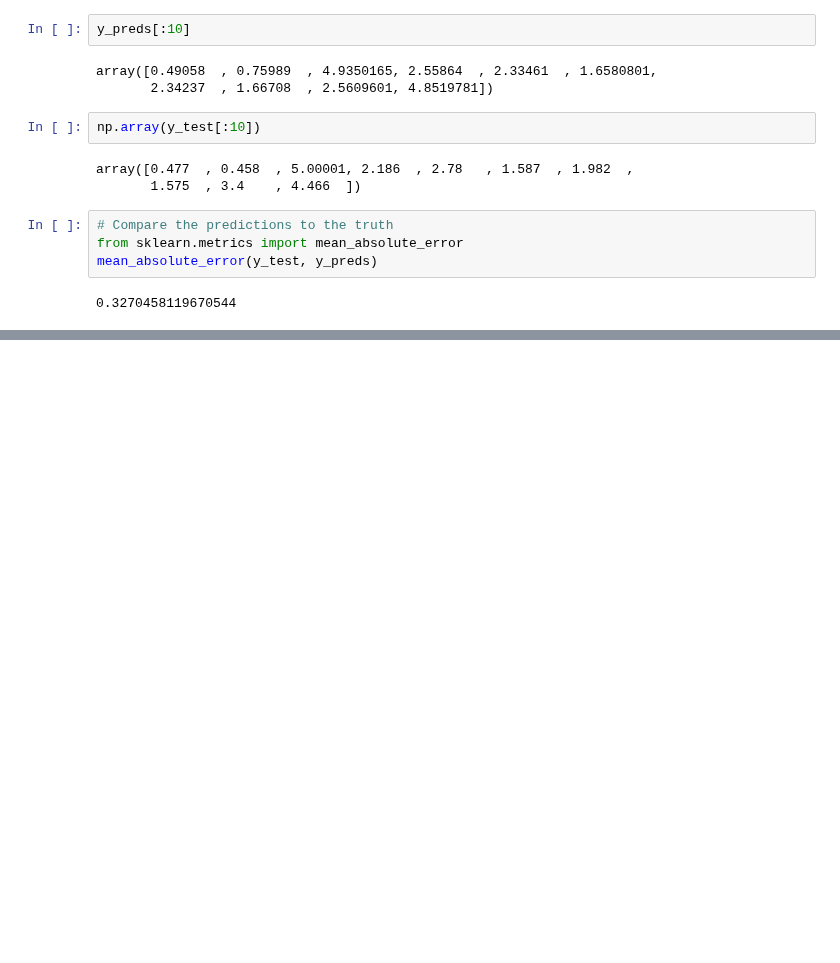
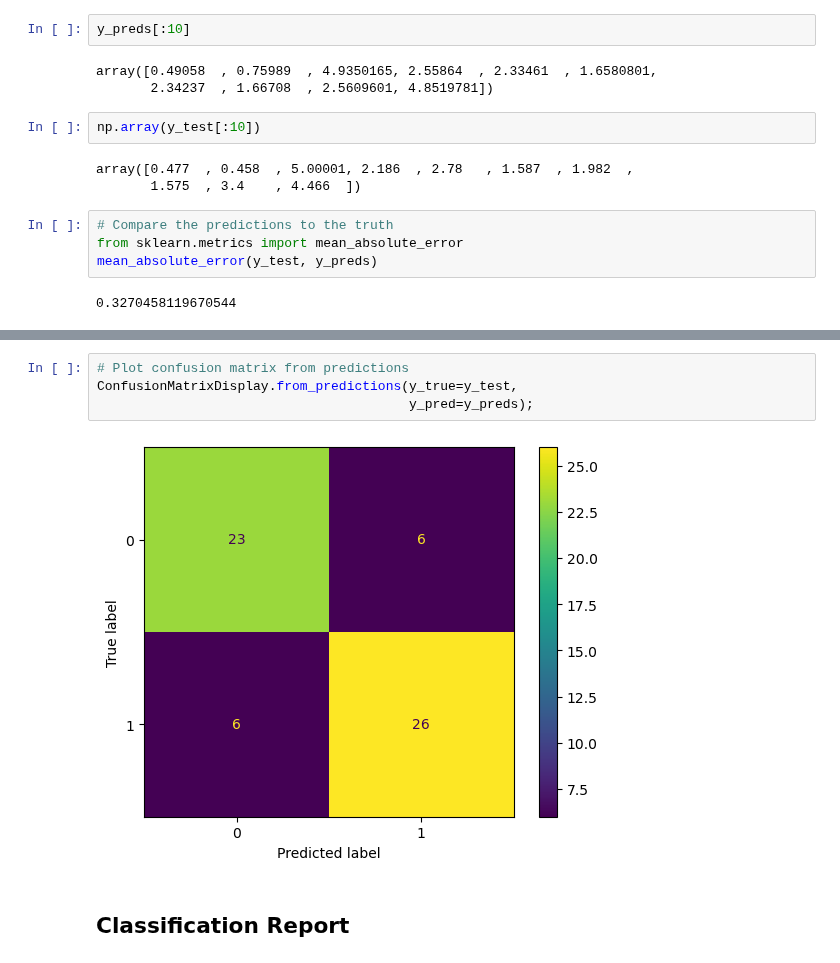
Before and after one commit to rickygrosvenor-pramanick/learn-ml, a Jupyter notebook: sklearn/introduction-to-sklearn.ipynb, the cells around one changed output, grey strips where cells are left out. Drawn from its saved outputs; the diff is of its cells as text; blank space fills up the shorter version.

```diff
--- a/sklearn/introduction-to-sklearn.ipynb
+++ b/sklearn/introduction-to-sklearn.ipynb
@@ -888,0 +1141,8 @@ mean_absolute_error(y_test, y_preds)
+# %%
+# Plot confusion matrix from predictions
+ConfusionMatrixDisplay.from_predictions(y_true=y_test,
+                                        y_pred=y_preds);
+# %% [output]
+[figure, added]
+# %% [markdown]
+## Classification Report
```
Also changed, not shown: parts of 34 cells of this notebook.
